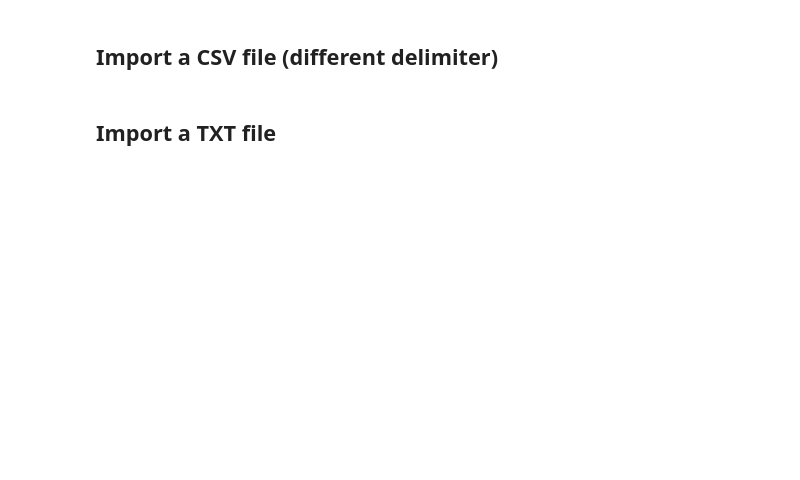
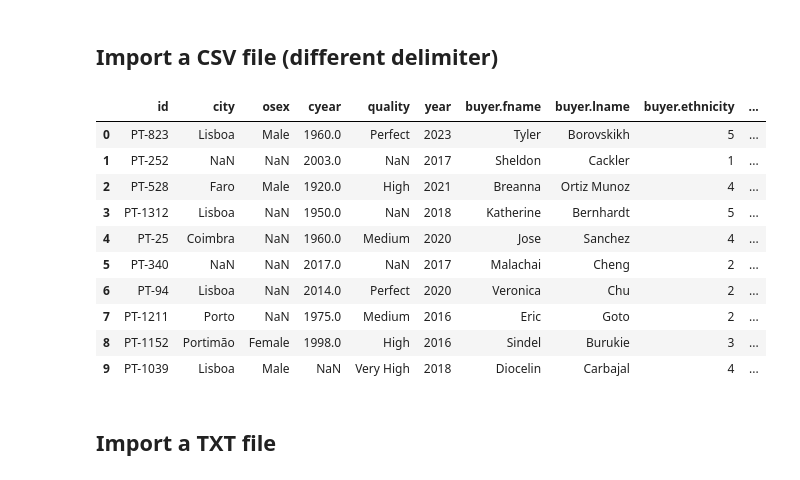
Before and after one commit to jcppc/eda, a Jupyter notebook: Lesson1.ipynb, the cells around one changed output. Saved outputs shown, nothing was run; the diff lists cells and outputs as text; code cells hidden in the pictures; blank space fills up the shorter version.

```diff
--- a/Lesson1.ipynb
+++ b/Lesson1.ipynb
@@ -48,4 +67,19 @@ ds.head()
 # %% [markdown]
 ## Import a CSV file (different delimiter)
+# %%
+ds = pd.read_csv("datasets/pt-real-state-sales-lisbon.csv", sep="|")
+ds.head(10)
+# %% [output]
+|  | id | city | osex | cyear | quality | year | buyer.fname | buyer.lname | buyer.ethnicity | ... |
+| 0 | PT-823 | Lisboa | Male | 1960.0 | Perfect | 2023 | Tyler | Borovskikh | 5 | ... |
+| 1 | PT-252 | NaN | NaN | 2003.0 | NaN | 2017 | Sheldon | Cackler | 1 | ... |
+| 2 | PT-528 | Faro | Male | 1920.0 | High | 2021 | Breanna | Ortiz Munoz | 4 | ... |
+| 3 | PT-1312 | Lisboa | NaN | 1950.0 | NaN | 2018 | Katherine | Bernhardt | 5 | ... |
+| 4 | PT-25 | Coimbra | NaN | 1960.0 | Medium | 2020 | Jose | Sanchez | 4 | ... |
+| 5 | PT-340 | NaN | NaN | 2017.0 | NaN | 2017 | Malachai | Cheng | 2 | ... |
+| 6 | PT-94 | Lisboa | NaN | 2014.0 | Perfect | 2020 | Veronica | Chu | 2 | ... |
+| 7 | PT-1211 | Porto | NaN | 1975.0 | Medium | 2016 | Eric | Goto | 2 | ... |
+| 8 | PT-1152 | Portimão | Female | 1998.0 | High | 2016 | Sindel | Burukie | 3 | ... |
+| 9 | PT-1039 | Lisboa | Male | NaN | Very High | 2018 | Diocelin | Carbajal | 4 | ... |
 # %% [markdown]
 ## Import a TXT file
```
Also changed, not shown: parts of 13 cells of this notebook, 1 other file.
